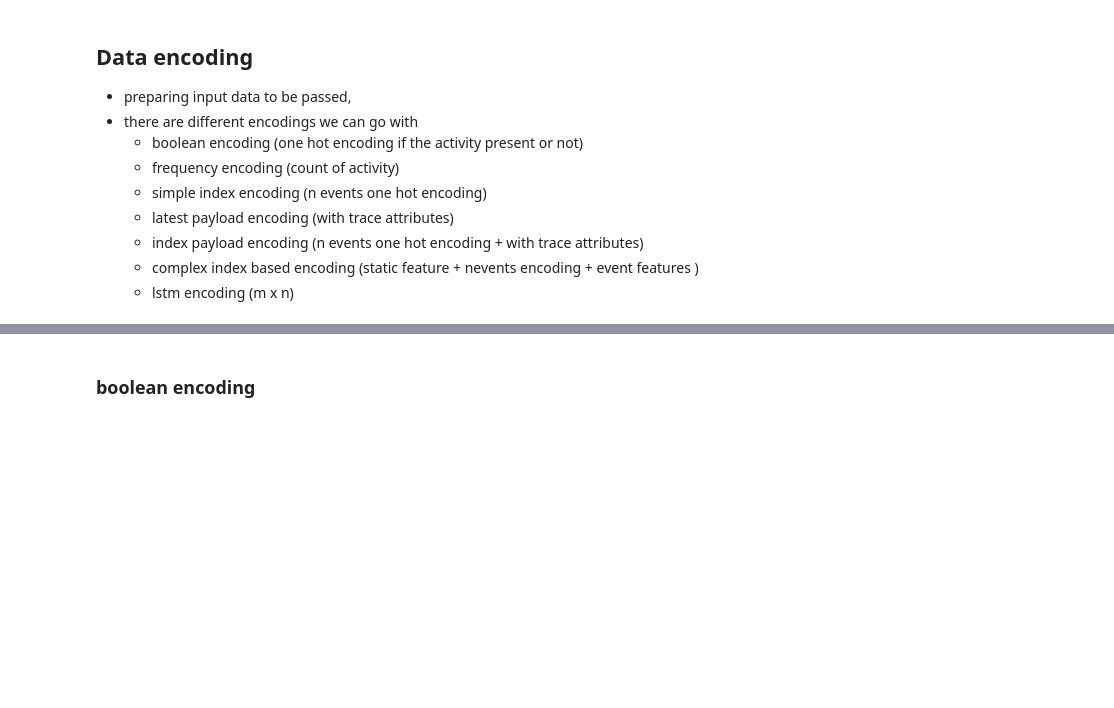
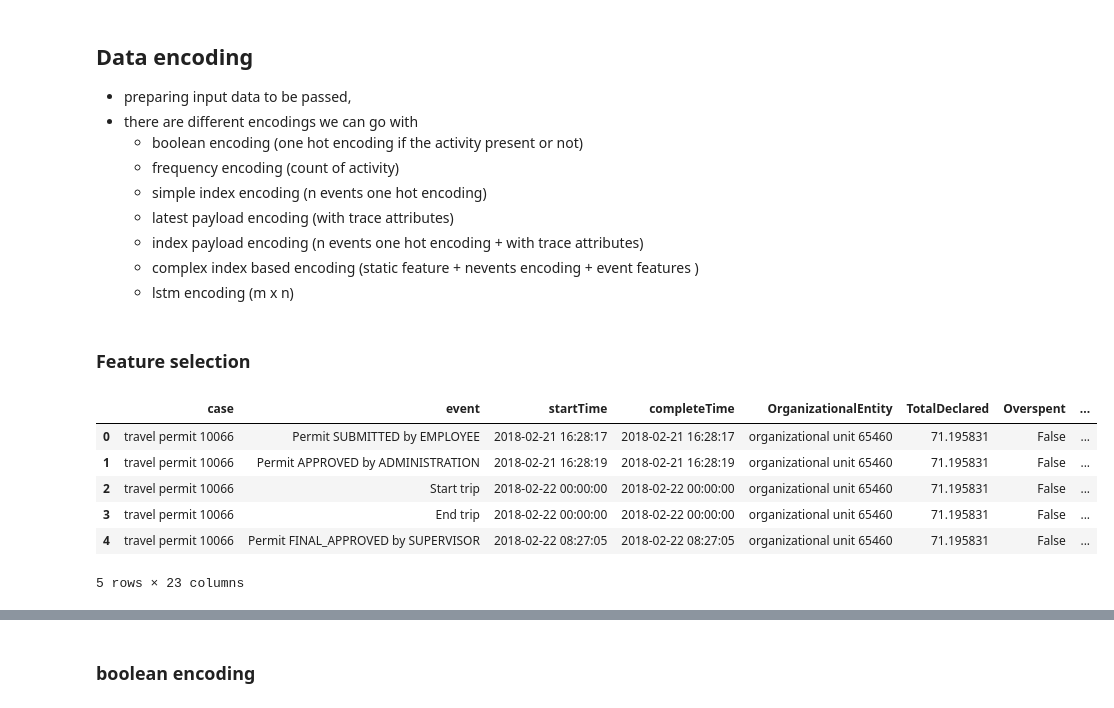
Before and after one commit to himanshudce/APM_BPI_2020, a Jupyter notebook: notebooks/data_prepration.ipynb, the cells around one changed output, grey strips where cells are left out. Cells and saved outputs as stored; diff of their text form; code cells hidden in the pictures; blank space fills up the shorter version.

```diff
--- a/notebooks/data_prepration.ipynb
+++ b/notebooks/data_prepration.ipynb
@@ -129,7 +213,6 @@ train_raw = pm4py.filter_event_attribute_values(trace_log, "concept:name", "Decl
 # %%
-
 # generate prefixes, note that we need to add the casts to EventLog and Trace to make sure that the result is a PM4Py EventLog object
-trace_prefixes = EventLog([Trace(trace[0:10], attributes = trace.attributes) for trace in train_raw])
+trace_prefixes = EventLog([Trace(trace[0:10], attributes = trace.attributes) for trace in trace_log])
 # %%
 # check the trace length
 print([len(trace) for trace in trace_log][0:15])
@@ -149,3 +232,16 @@ print([len(trace) for trace in trace_prefixes][0:15])
     - index payload encoding (n events one hot encoding + with trace attributes)
     - complex index based encoding (static feature + nevents encoding + event features )
     - lstm encoding (m x n)
+# %% [markdown]
+### Feature selection
+# %%
+df = pm4py.convert_to_dataframe(trace_prefixes)
+df.head(5)
+# %% [output]
+|  | case | event | startTime | completeTime | OrganizationalEntity | TotalDeclared | Overspent | ... |
+| 0 | travel permit 10066 | Permit SUBMITTED by EMPLOYEE | 2018-02-21 16:28:17 | 2018-02-21 16:28:17 | organizational unit 65460 | 71.195831 | False | ... |
+| 1 | travel permit 10066 | Permit APPROVED by ADMINISTRATION | 2018-02-21 16:28:19 | 2018-02-21 16:28:19 | organizational unit 65460 | 71.195831 | False | ... |
+| 2 | travel permit 10066 | Start trip | 2018-02-22 00:00:00 | 2018-02-22 00:00:00 | organizational unit 65460 | 71.195831 | False | ... |
+| 3 | travel permit 10066 | End trip | 2018-02-22 00:00:00 | 2018-02-22 00:00:00 | organizational unit 65460 | 71.195831 | False | ... |
+| 4 | travel permit 10066 | Permit FINAL_APPROVED by SUPERVISOR | 2018-02-22 08:27:05 | 2018-02-22 08:27:05 | organizational unit 65460 | 71.195831 | False | ... |
+5 rows × 23 columns
```
Also changed, not shown: parts of 32 cells of this notebook, 5 other files.
